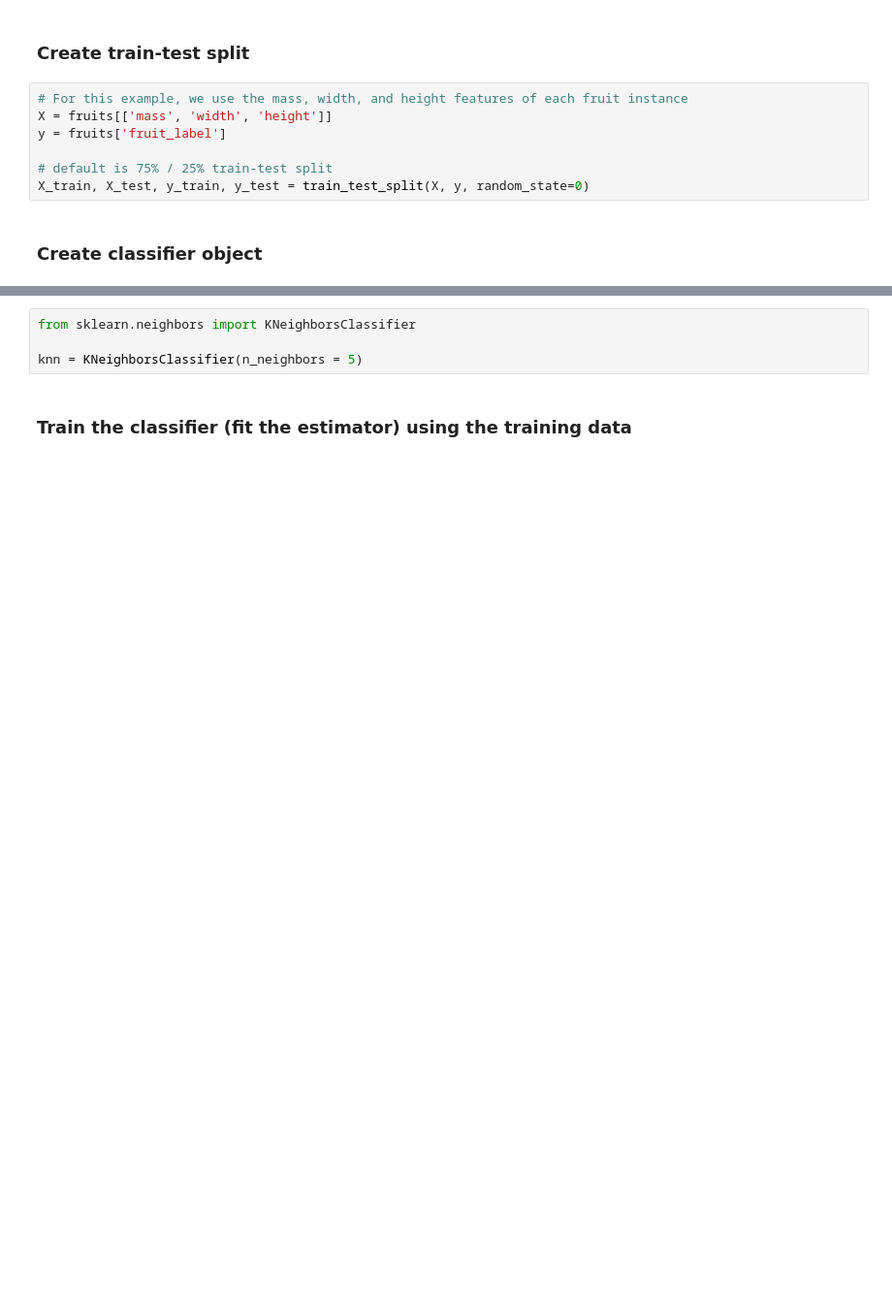
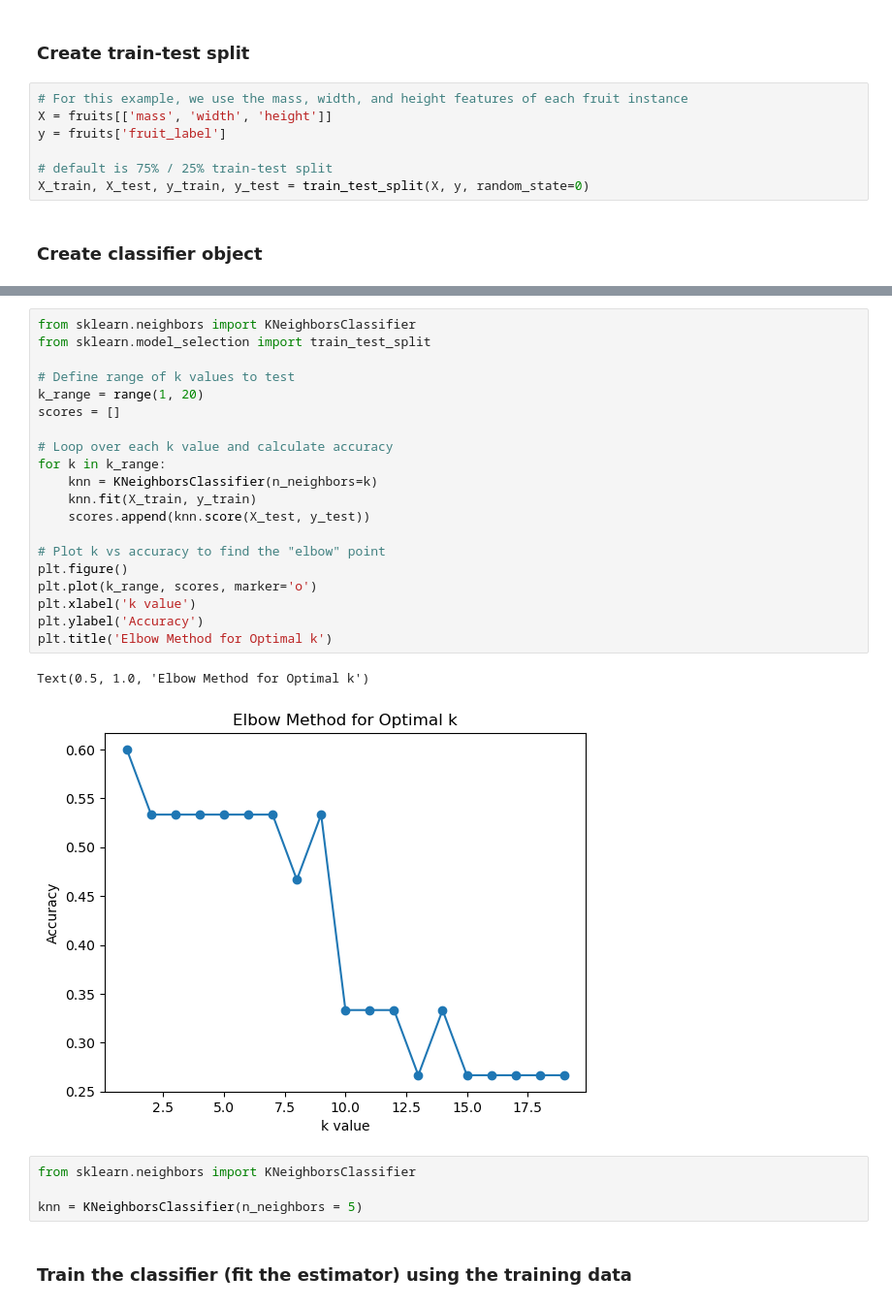
Before and after one commit to Minhhoang2606/Applied-Machine-Learning-in-Python, a Jupyter notebook: resources/practice3/Module 1.ipynb, the cells around one changed output, grey strips where cells are left out. Shown at 97% size. Cells and saved outputs as stored; diff of their text form; blank space fills up the shorter version.

```diff
--- a/resources/practice3/Module 1.ipynb
+++ b/resources/practice3/Module 1.ipynb
@@ -82,3 +84,26 @@ plt.show()
+# %%
+from sklearn.neighbors import KNeighborsClassifier
+from sklearn.model_selection import train_test_split
+
+# Define range of k values to test
+k_range = range(1, 20)
+scores = []
+
+# Loop over each k value and calculate accuracy
+for k in k_range:
+    knn = KNeighborsClassifier(n_neighbors=k)
+    knn.fit(X_train, y_train)
+    scores.append(knn.score(X_test, y_test))
+
+# Plot k vs accuracy to find the "elbow" point
+plt.figure()
+plt.plot(k_range, scores, marker='o')
+plt.xlabel('k value')
+plt.ylabel('Accuracy')
+plt.title('Elbow Method for Optimal k')
+# %% [output]
+Text(0.5, 1.0, 'Elbow Method for Optimal k')
+[figure, added]
 # %%
 from sklearn.neighbors import KNeighborsClassifier
 
```
Also changed, not shown: parts of 13 cells of this notebook.
